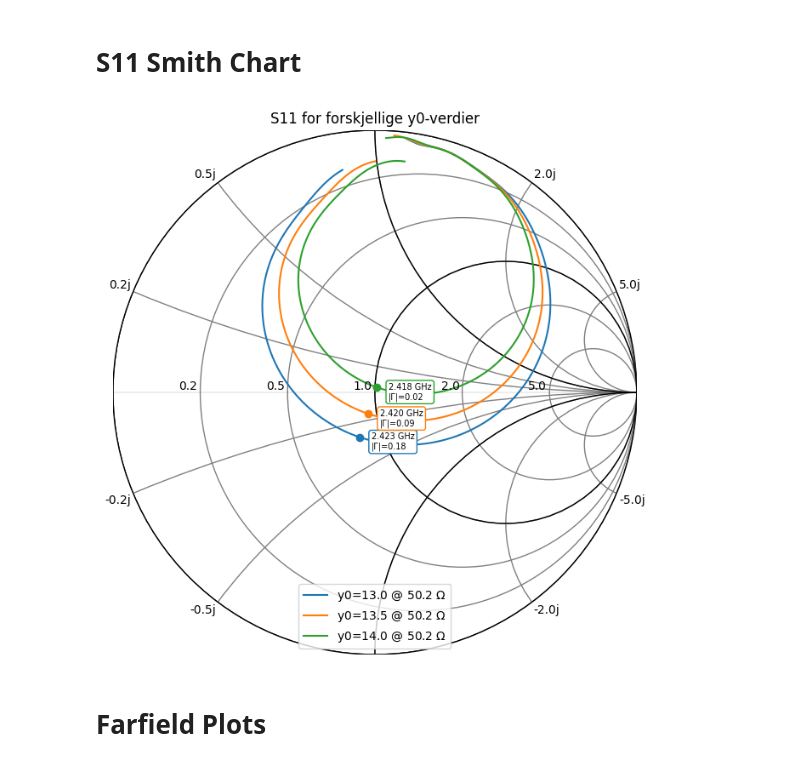
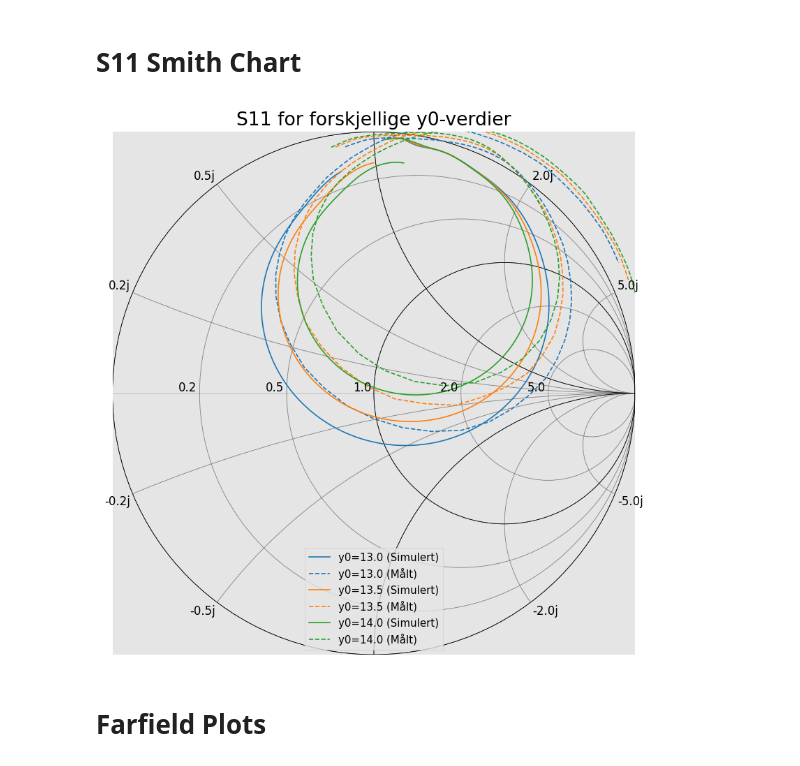
Before and after one commit to SkaugJr/TTT4215-Antenneteknikk, a Jupyter notebook: CST.ipynb, the cells around one changed output. Cells and saved outputs as stored; diff of their text form; code cells hidden in the pictures.

```diff
--- a/CST.ipynb
+++ b/CST.ipynb
@@ -100,6 +164,25 @@ ranges = {
     'y0=13.5': (1008, 2008),
     'y0=14.0': (2012, 3012)
 }
+
+cols = ["Frequency [MHz]", "Mag", "Phase"]
+y0_values = ['y0=13.0', 'y0=13.5', 'y0=14.0']
+
+measured_files = ['S_Parameter_lab/S11_y13.s1p', 'S_Parameter_lab/S11_y135.s1p', 'S_Parameter_lab/S11_y14.s1p']
+
+y0_13_meas = pd.read_csv(measured_files[0], skiprows=4, delimiter=r'\s+', names=cols, decimal=',')
+y0_135_meas = pd.read_csv(measured_files[1], skiprows=4, delimiter=r'\s+', names=cols, decimal=',')
+y0_14_meas = pd.read_csv(measured_files[2], skiprows=4, delimiter=r'\s+', names=cols, decimal=',')
+
+# Rotate the phase
+phase_rotation = 135
+y0_13_meas['Phase'] = y0_13_meas['Phase'] + phase_rotation
+y0_135_meas['Phase'] = y0_135_meas['Phase'] + phase_rotation
+y0_14_meas['Phase'] = y0_14_meas['Phase'] + phase_rotation
+
+y0_meas = {y0_values[0]: y0_13_meas[y0_13_meas['Frequency [MHz]']>=2000],
+           y0_values[1]: y0_135_meas[y0_135_meas['Frequency [MHz]']>=2000],
+           y0_values[2]: y0_14_meas[y0_14_meas['Frequency [MHz]']>=2000]}
 
 # Dictionary to store Network objects
 networks = {}
@@ -122,51 +205,39 @@ for y0, (start, end) in ranges.items():
     ref_mags[y0] = data["Ref Mag"].values[0]
 
 # Define colors
 colors = { 'y0=13.0': 'tab:blue', 'y0=13.5': 'tab:orange', 'y0=14.0': 'tab:green' }
 
 # Create figure and plot Smith chart
 fig, ax = plt.subplots(figsize=(8, 8))
 
 rf.plotting.smith(ax=ax, draw_labels=True, ref_imm=1, chart_type='z')
 
 for y0, network in networks.items():
     # Plot S11
-    network.plot_s_smith(ax=ax, label=rf"{y0} @ {ref_mags[y0]:.1f} $\Omega$", color=colors[y0])
+    network.plot_s_smith(ax=ax, label=f"{y0} (Simulert)", color=colors[y0])
 
-    # Find the point closest to the center (|Γ| closest to 0)
-    distances = np.abs(network.s[:, 0, 0])
-    min_index = np.argmin(distances)
-    closest_point = network.s[min_index, 0, 0]
-    closest_frequency = frequency[min_index] / 1e9  # Convert Hz to GHz
-
-    # Plot the marker
-    ax.plot(closest_point.real, closest_point.imag, 'o', color=colors[y0])
-
-    # Annotate with frequency and |Γ|
-    ax.annotate(
-        f"{closest_frequency:.3f} GHz\n|Γ|={np.abs(closest_point):.2f}",
-        (closest_point.real, closest_point.imag),
-        textcoords="offset points", xytext=(10,-10), ha='left', fontsize=7,
-        bbox=dict(boxstyle="round,pad=0.3", edgecolor=colors[y0], facecolor="white")
-    )
+     # Plot measured data with dashed lines
+    ax.plot(y0_meas[y0]['Mag'] * np.cos(np.deg2rad(y0_meas[y0]['Phase'])),
+            y0_meas[y0]['Mag'] * np.sin(np.deg2rad(y0_meas[y0]['Phase'])),
+            linestyle='dashed', color=colors[y0], label=f"{y0} (Målt)")
 
 # Add title and legend
 ax.set_title('S11 for forskjellige y0-verdier')
 ax.legend(loc='lower center')
 
 # Set axis limits and labels
 ax.set_xlim(-1, 1)
 ax.set_ylim(-1, 1)
 
 # Add grid and ticks
 ax.grid(True, which='both')
 ax.tick_params(axis='both', which='both', direction='in', length=6, width=2,
                colors='black', grid_color='gray', grid_alpha=0.5)
 
 # Show the plot
 plt.show()
 # %% [output]
-[figure, old version]
+[figure, new version]
 # %% [markdown]
 # Farfield Plots
 # %% [markdown]
```
Also changed, not shown: parts of 7 cells of this notebook.
